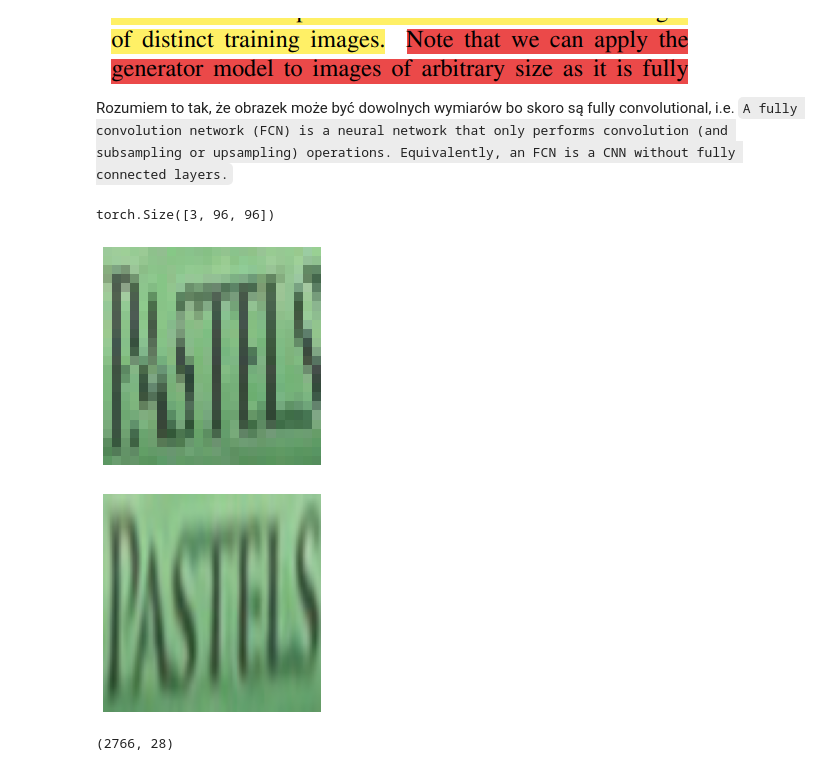
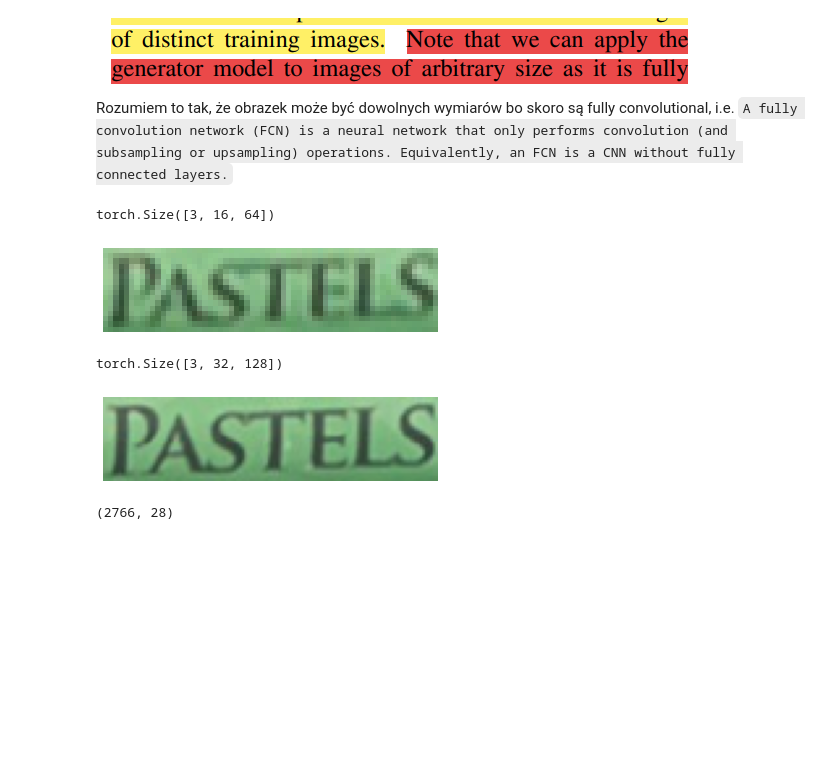
Before and after one commit to zuzg/text-super-resolution, a Jupyter notebook: Project3.ipynb, the cells around one changed output. Cells and saved outputs as stored; diff of their text form; code cells hidden in the pictures; blank space fills up the shorter version.

Commit message:
fix data preprocessing

```diff
--- a/Project3.ipynb
+++ b/Project3.ipynb
@@ -114,35 +114,35 @@ class SRDataset(Dataset):
         return len(self.images)
 
     def preprocess_image(self, image):
+        lr = image[0]
+        hr = image[1]
         if self.crop_size is not None:
-            hr_cropped = cv2.resize(image[0], self.crop_size)
-            lr_cropped = cv2.resize(image[1], (24, 24))
-        # TODO patching?
+            lr = cv2.resize(lr, (64, 16))
+            hr = cv2.resize(hr, (128, 32))
         if self.normalize:
-            lr_norm = lr_cropped / 255
-            hr_norm = hr_cropped / 255 # [0, 1]
+            lr = lr / 255 # [0, 1]
+            hr = hr/ 255
 
-            return torch.tensor(lr_norm).swapaxes(1,2).swapaxes(0,1), torch.tensor(hr_norm).swapaxes(1,2).swapaxes(0,1)
-        return torch.tensor(image[0]).swapaxes(1,2).swapaxes(0,1), torch.tensor(image[1]).swapaxes(1,2).swapaxes(0,1)
+        return torch.tensor(lr).swapaxes(1,2).swapaxes(0,1), torch.tensor(hr).swapaxes(1,2).swapaxes(0,1)
 
     def __getitem__(self, index):
         image = self.images[index]
         return self.preprocess_image(image)
 # %%
-img_data = SRDataset(img_data, crop_size=(96,96))
+img_data_processed = SRDataset(img_data, crop_size=(96,96))
-# %%
-img_data[23][1].shape # same as in model input
-# %% [output]
-torch.Size([3, 96, 96])
 # %%
 x = 2343
-display_img_tensor(img_data[x][0])
+display_img_tensor(img_data_processed[x][0])
+img_data_processed[x][0].shape
 # %% [output]
+torch.Size([3, 16, 64])
-[figure, old version]
+[figure, new version]
 # %%
-display_img_tensor(img_data[x][1])
+display_img_tensor(img_data_processed[x][1])
+img_data_processed[x][1].shape
 # %% [output]
+torch.Size([3, 32, 128])
-[figure, old version]
+[figure, new version]
 # %%
 train_indices, test_indices = train_test_split(range(N), test_size=0.01)
 len(train_indices), len(test_indices)
```
Also changed, not shown: parts of 1 cell of this notebook.
